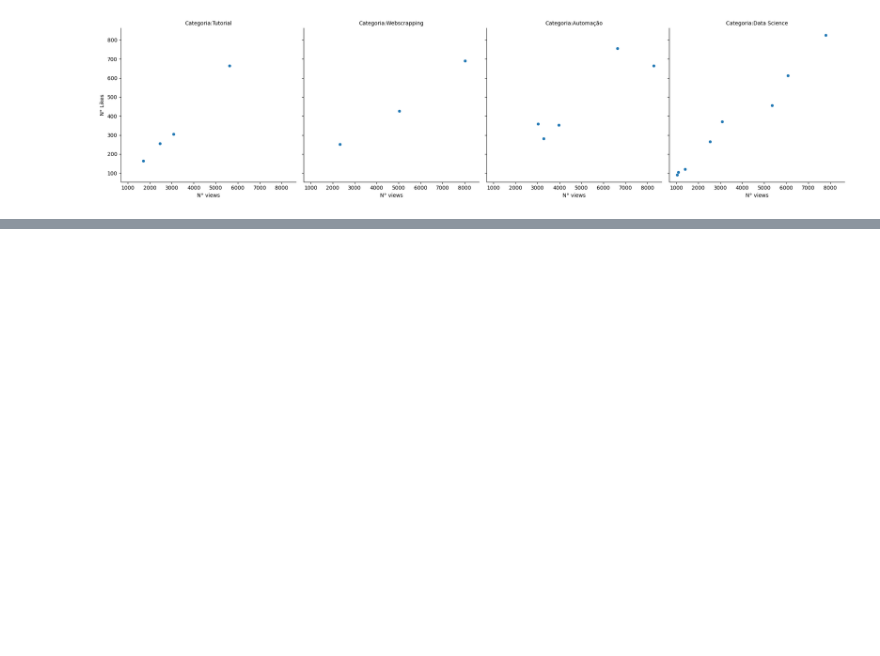
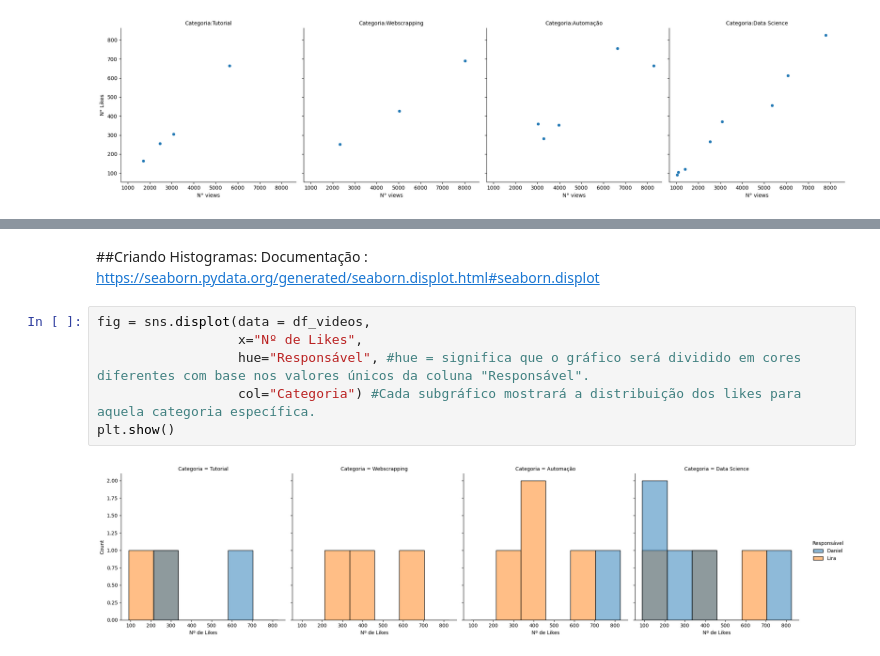
Before and after one commit to KARINAgoncalvesSOARES/ML_verificando_peco_carro, a Jupyter notebook: graficos_com_seaborn.ipynb, the cells around one changed output, grey strips where cells are left out. Saved outputs shown, nothing was run; the diff lists cells and outputs as text; blank space fills up the shorter version.

```diff
--- a/graficos_com_seaborn.ipynb
+++ b/graficos_com_seaborn.ipynb
@@ -80,0 +107,11 @@ plt.show(fig)
+# %% [markdown]
+##Criando Histogramas:
+Documentação : https://seaborn.pydata.org/generated/seaborn.displot.html#seaborn.displot
+# %%
+fig = sns.displot(data = df_videos,
+                  x="Nº de Likes",
+                  hue="Responsável", #hue = significa que o gráfico será dividido em cores diferentes com base nos valores únicos da coluna "Responsável".
+                  col="Categoria") #Cada subgráfico mostrará a distribuição dos likes para aquela categoria específica.
+plt.show()
+# %% [output]
+[figure, added]
```
Also changed, not shown: parts of 8 cells of this notebook.
